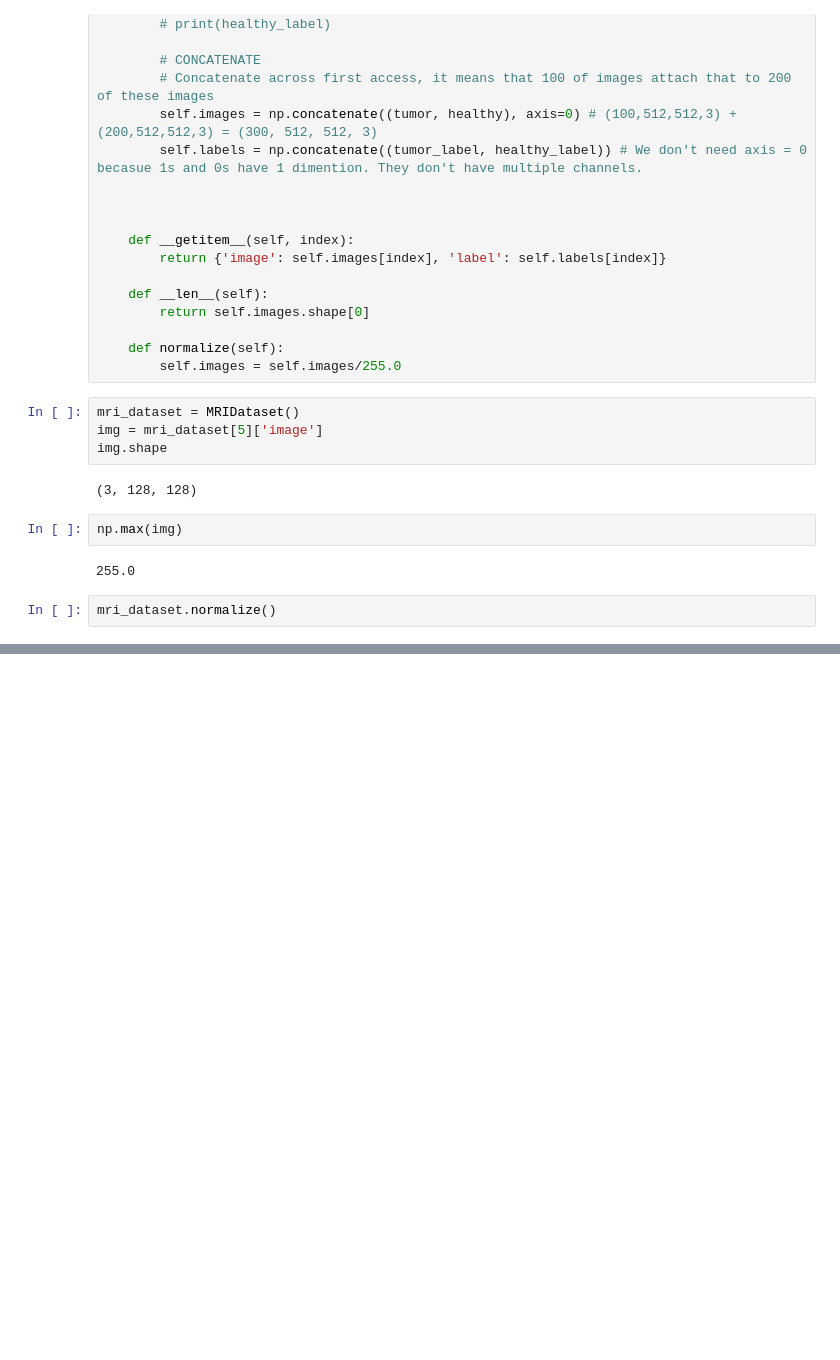
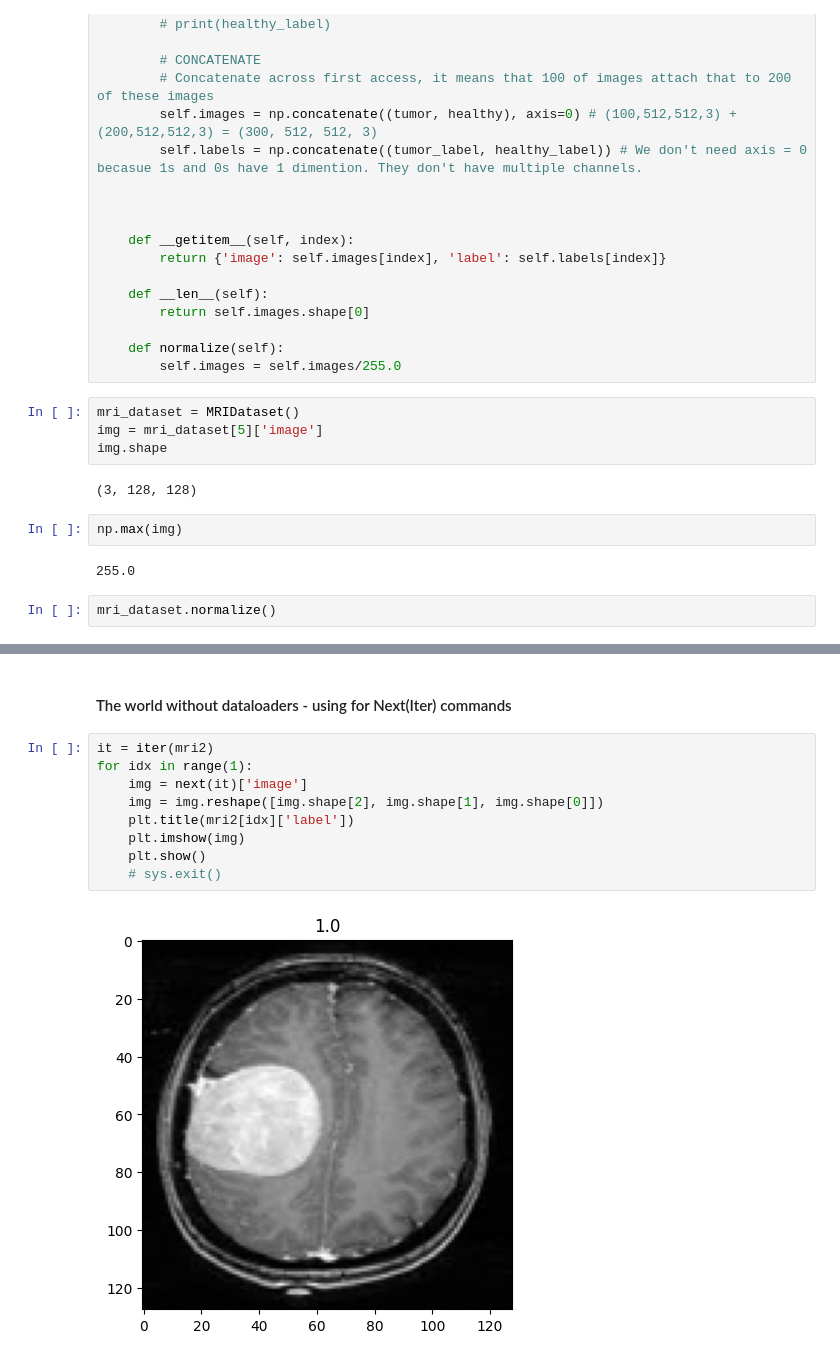
Before and after one commit to Muhammad-Yaqoob-4110/MRI-Brain-Tumor-Detector, a Jupyter notebook: MRI-Brain-Tumor-Detector.ipynb, the cells around one changed output, grey strips where cells are left out. Saved outputs shown, nothing was run; the diff lists cells and outputs as text; blank space fills up the shorter version.

```diff
--- a/MRI-Brain-Tumor-Detector.ipynb
+++ b/MRI-Brain-Tumor-Detector.ipynb
@@ -317,0 +340,13 @@ np.max(img)
+# %% [markdown]
+#### The world without dataloaders - using for Next(Iter) commands
+# %%
+it = iter(mri2)
+for idx in range(1):
+    img = next(it)['image']
+    img = img.reshape([img.shape[2], img.shape[1], img.shape[0]])
+    plt.title(mri2[idx]['label'])
+    plt.imshow(img)
+    plt.show()
+    # sys.exit()
+# %% [output]
+[figure, added]
```
Also changed, not shown: parts of 4 cells of this notebook.
